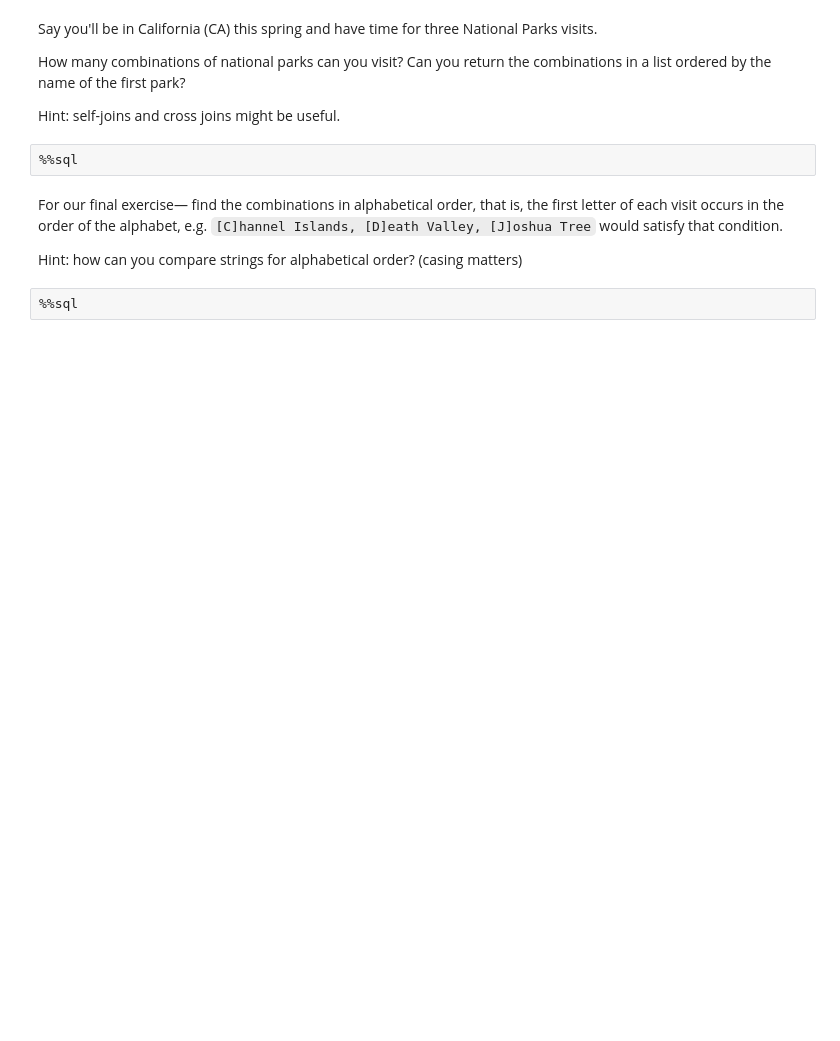
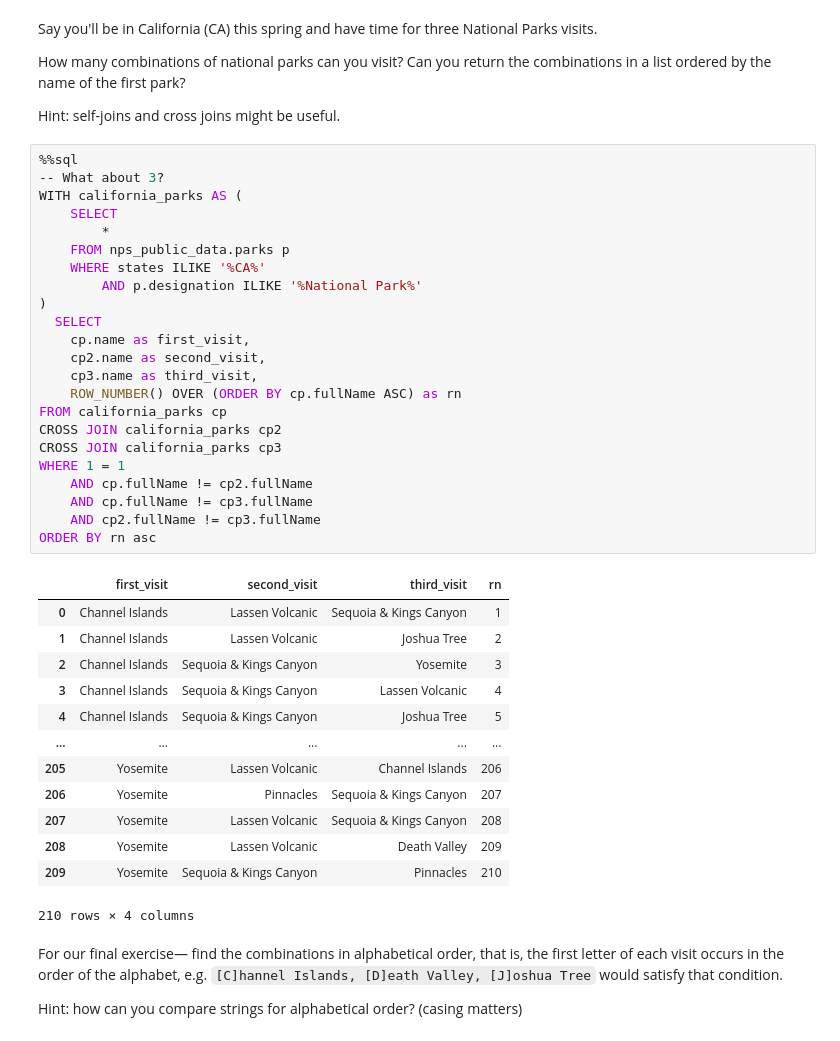
Before and after one commit to dido-john/fundamentals-of-data-transformation-4554074, a Jupyter notebook: course/02-sql/exercises/blank-excercise.ipynb, the cells around one changed output. Drawn from its saved outputs; the diff is of its cells as text; blank space fills up the shorter version.

```diff
--- a/course/02-sql/exercises/blank-excercise.ipynb
+++ b/course/02-sql/exercises/blank-excercise.ipynb
@@ -95,11 +228,44 @@ Say you'll be in California (CA) this spring and have time for three National Pa
 How many combinations of national parks can you visit? Can you return the combinations in a list ordered by the name of the first park?
 
 Hint: self-joins and cross joins might be useful.
-# %%
-%%sql
+# %%
+%%sql
+-- What about 3?
+WITH california_parks AS (
+    SELECT
+        *
+    FROM nps_public_data.parks p
+    WHERE states ILIKE '%CA%'
+        AND p.designation ILIKE '%National Park%'
+)
+  SELECT
+    cp.name as first_visit,
+    cp2.name as second_visit,
+    cp3.name as third_visit,
+    ROW_NUMBER() OVER (ORDER BY cp.fullName ASC) as rn
+FROM california_parks cp
+CROSS JOIN california_parks cp2
+CROSS JOIN california_parks cp3
+WHERE 1 = 1
+    AND cp.fullName != cp2.fullName
+    AND cp.fullName != cp3.fullName
+    AND cp2.fullName != cp3.fullName
+ORDER BY rn asc
+# %% [output]
+|  | first_visit | second_visit | third_visit | rn |
+| 0 | Channel Islands | Lassen Volcanic | Sequoia & Kings Canyon | 1 |
+| 1 | Channel Islands | Lassen Volcanic | Joshua Tree | 2 |
+| 2 | Channel Islands | Sequoia & Kings Canyon | Yosemite | 3 |
+| 3 | Channel Islands | Sequoia & Kings Canyon | Lassen Volcanic | 4 |
+| 4 | Channel Islands | Sequoia & Kings Canyon | Joshua Tree | 5 |
+| ... | ... | ... | ... | ... |
+| 205 | Yosemite | Lassen Volcanic | Channel Islands | 206 |
+| 206 | Yosemite | Pinnacles | Sequoia & Kings Canyon | 207 |
+| 207 | Yosemite | Lassen Volcanic | Sequoia & Kings Canyon | 208 |
+| 208 | Yosemite | Lassen Volcanic | Death Valley | 209 |
+| 209 | Yosemite | Sequoia & Kings Canyon | Pinnacles | 210 |
+210 rows × 4 columns
 # %% [markdown]
 For our final exercise— find the combinations in alphabetical order, that is, the first letter of each visit occurs in the order of the alphabet, e.g. `[C]hannel Islands, [D]eath Valley, [J]oshua Tree` would satisfy that condition.
 
 Hint: how can you compare strings for alphabetical order? (casing matters)
-# %%
-%%sql
```
Also changed, not shown: parts of 16 cells of this notebook, 1 other file.
